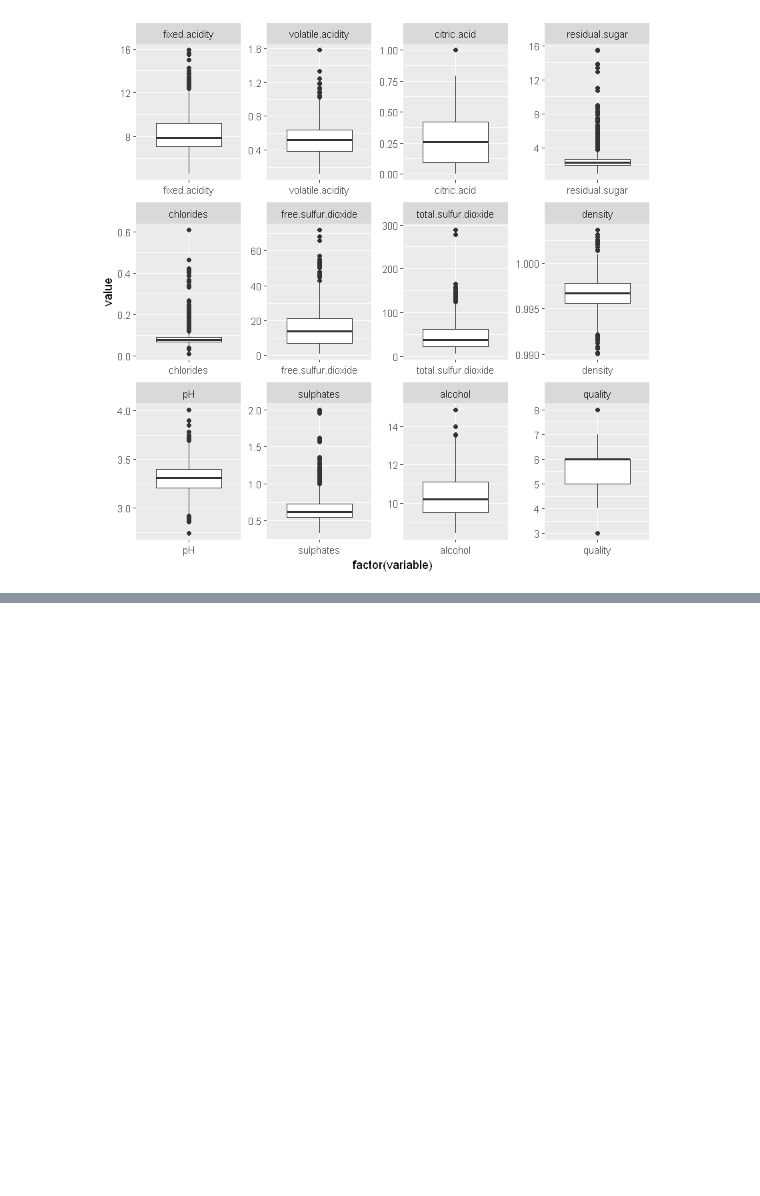
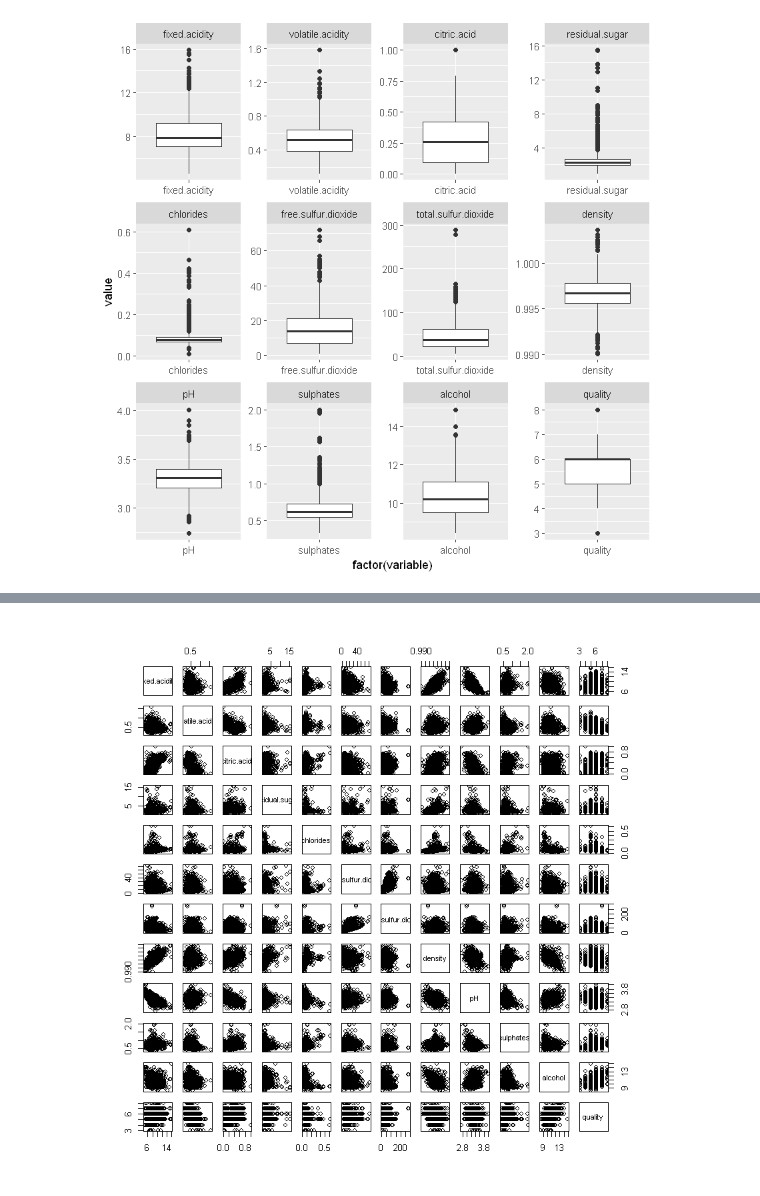
Before and after one commit to marianamonteiro07/redwinequality, a Jupyter notebook: EAD_2 .ipynb, the cells around one changed output, grey strips where cells are left out. Drawn from its saved outputs; the diff is of its cells as text; code cells hidden in the pictures; blank space fills up the shorter version.

Commit message:
trimmed meaan, corr, pairs, IQR

```diff
--- a/EAD_2 .ipynb
+++ b/EAD_2 .ipynb
@@ -155,0 +220,4 @@ Using  as id variables
+# %%
+pairs(data)
+# %% [output]
+[figure, added]
```
Also changed, not shown: parts of 15 cells of this notebook.
